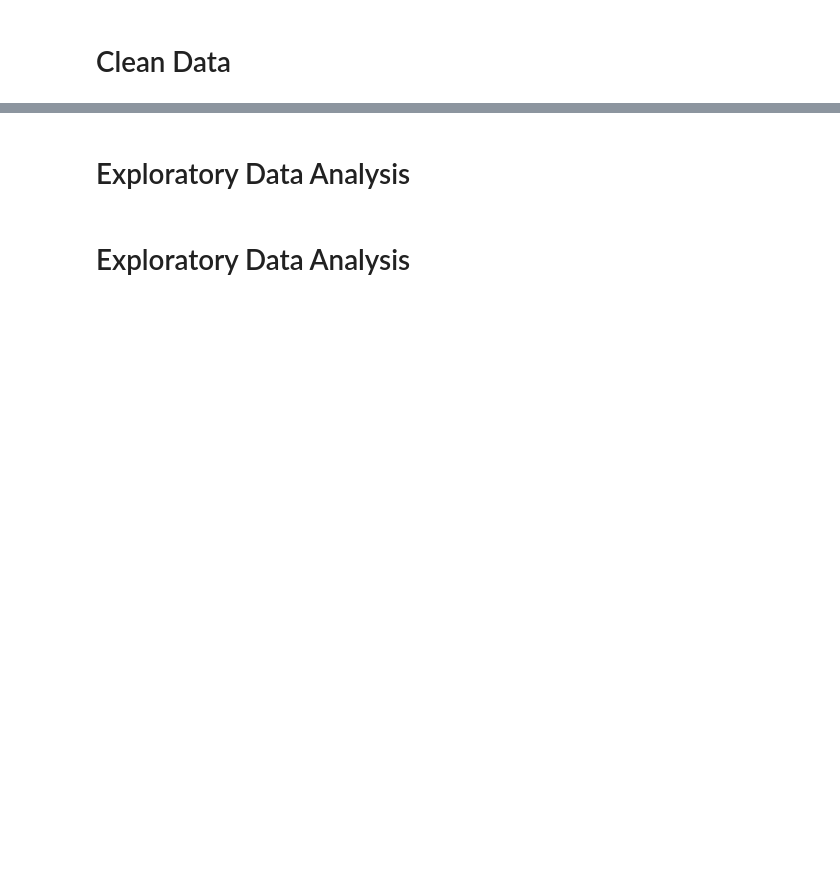
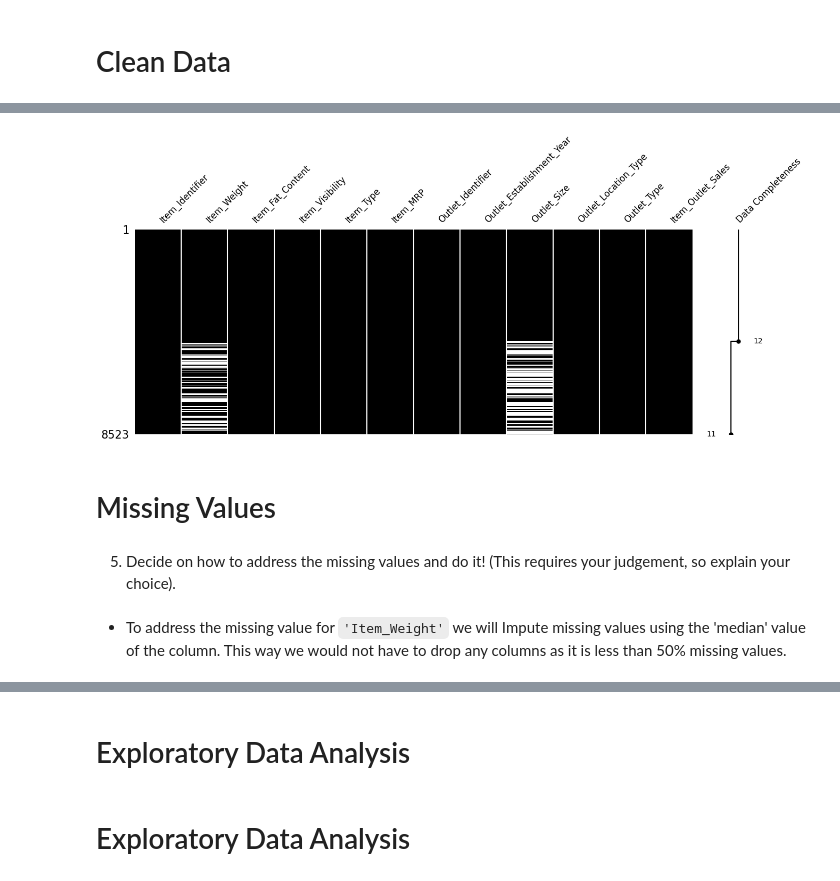
Before and after one commit to valmazan/Project_Part_Prediction-of-Product-Sales, a Jupyter notebook: Project_1_Pred_Product_Sales_Victoria_Almazan.ipynb, the cells around one changed output, grey strips where cells are left out. Saved outputs shown, nothing was run; the diff lists cells and outputs as text; code cells hidden in the pictures; blank space fills up the shorter version.

```diff
--- a/Project_1_Pred_Product_Sales_Victoria_Almazan.ipynb
+++ b/Project_1_Pred_Product_Sales_Victoria_Almazan.ipynb
@@ -70,3 +66,6 @@ import matplotlib.pyplot as plt
 import seaborn as sns
 # %% [markdown]
 # Load and Inspect Data
+# %%
+df = pd.read_csv('https://docs.google.com/spreadsheets/d/e/2PACX-1vQujSPVdp1EfFsngrLgWZZ_VT_I7nuzXs10BqUJV5ai8hFZoUDf3mpA68wj37UFVfS3yvj_QvvO6655/pub?gid=1913766112&single=true&output=csv')
+df.head()
@@ -74,0 +193,11 @@ import seaborn as sns
+# %%
+msno.matrix(df, figsize=(15,5), labels=True,
+            fontsize=12, sort="descending", color=(0,0,0));
+# %% [output]
+[figure, added]
+# %% [markdown]
+# Missing Values
+# %% [markdown]
+5) Decide on how to address the missing values and do it! (This requires your judgement, so explain your choice).
+# %% [markdown]
+ * To address the missing value for `'Item_Weight'` we will Impute missing values using the 'median' value of the column. This way we would not have to drop any columns as it is less than 50% missing values.
```
Also changed, not shown: parts of 36 cells of this notebook.
